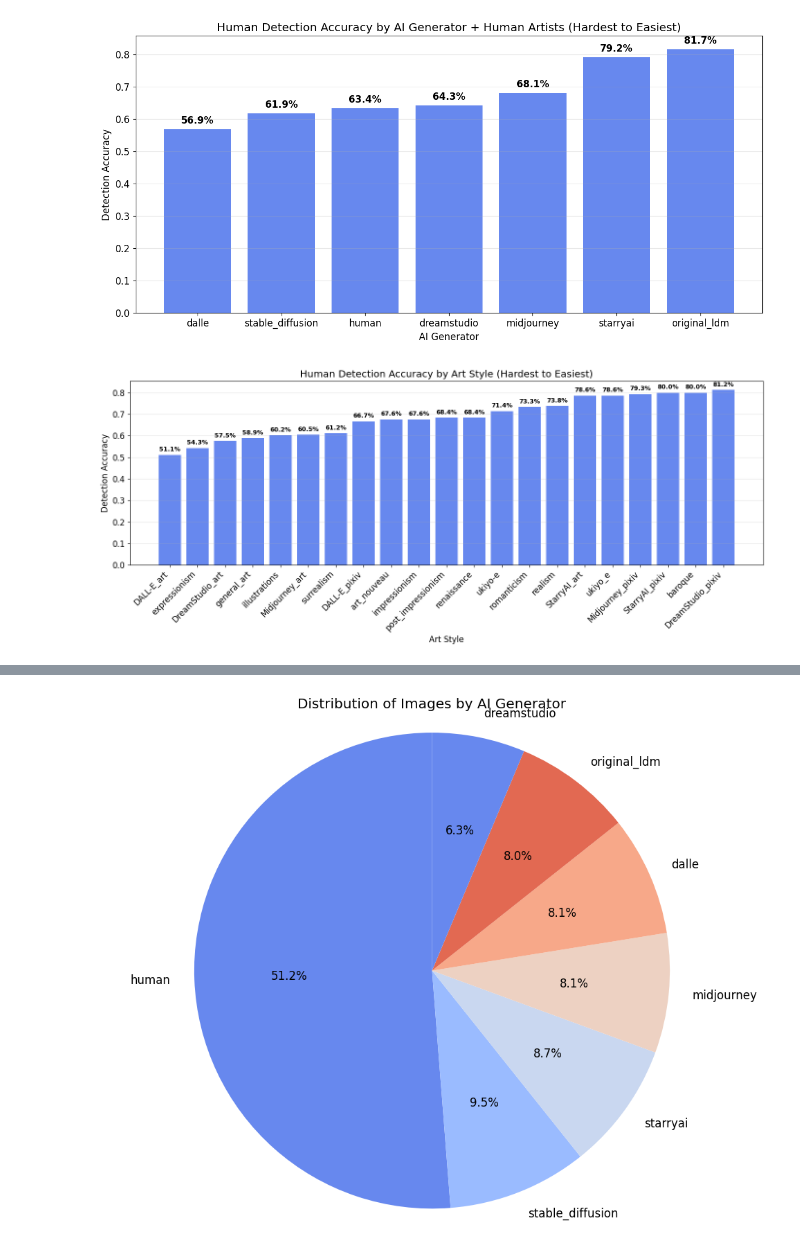
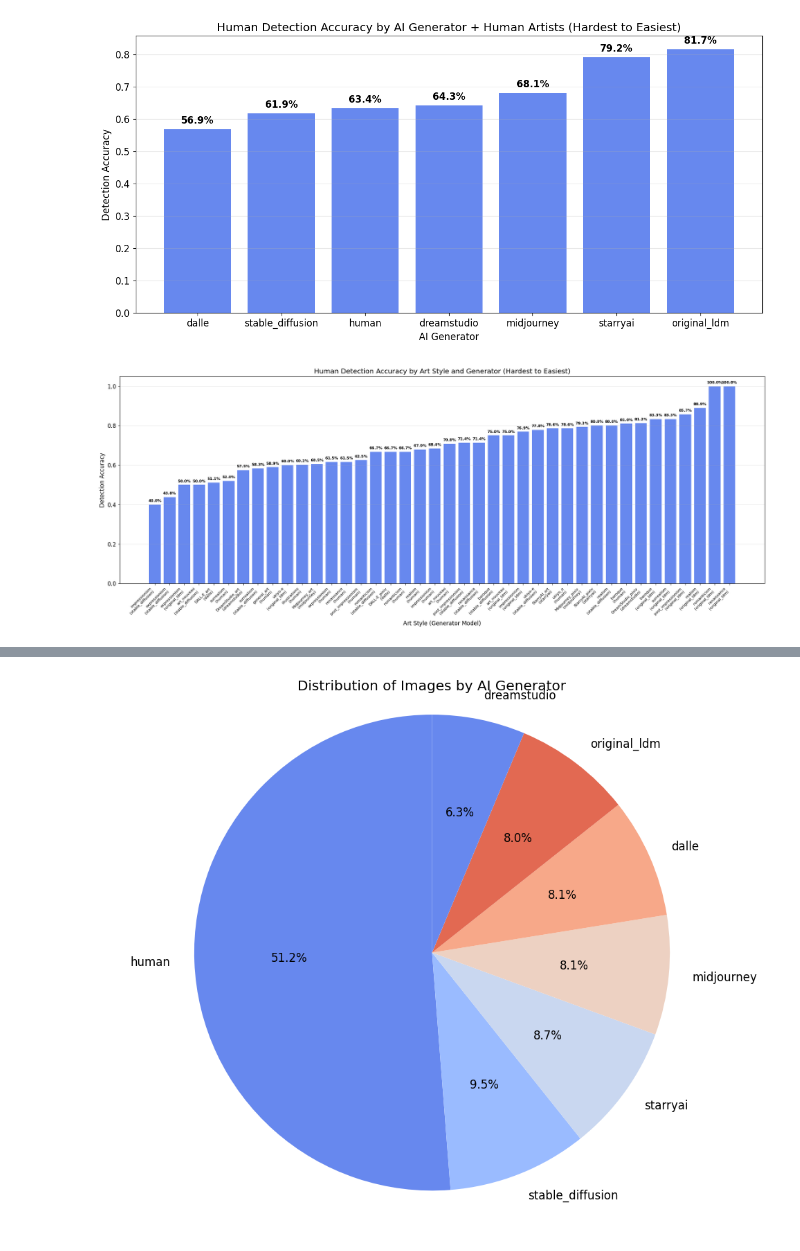
Before and after one commit to imanidris21/The-Detection-Game, a Jupyter notebook: Data_Analysis/Data_Analysis.ipynb, the cells around one changed output, grey strips where cells are left out. Cells and saved outputs as stored; diff of their text form; code cells hidden in the pictures.

```diff
--- a/Data_Analysis/Data_Analysis.ipynb
+++ b/Data_Analysis/Data_Analysis.ipynb
@@ -855,31 +855,38 @@ else:
 # %%
 # Human Detection Accuracy by Art Style
 if 'art_style' in votes_finished.columns:
-    # Calculate accuracy by art style
-    style_accuracy = votes_finished.groupby('art_style').agg({
+    # Calculate accuracy by art style and generator model
+    style_gen_accuracy = votes_finished.groupby(['art_style', 'generator_model']).agg({
         'correct': ['count', 'mean'],
         'confidence': 'mean' if 'confidence' in votes_finished.columns else 'count'
     }).round(3)
-    style_accuracy.columns = ['Total_Votes', 'Accuracy', 'Avg_Confidence']
-    style_accuracy = style_accuracy.reset_index().sort_values('Accuracy')
+    style_gen_accuracy.columns = ['Total_Votes', 'Accuracy', 'Avg_Confidence']
+    style_gen_accuracy = style_gen_accuracy.reset_index()
 
-    plt.figure(figsize=(14, 6))
-    bars = plt.bar(range(len(style_accuracy)), style_accuracy['Accuracy'])
-    plt.title('Human Detection Accuracy by Art Style (Hardest to Easiest)')
-    plt.xlabel('Art Style')
+    # Create combined label for x-axis
+    style_gen_accuracy['combined_label'] = style_gen_accuracy['art_style'] + '\n(' + style_gen_accuracy['generator_model'] + ')'
+
+    # Sort by accuracy
+    style_gen_accuracy = style_gen_accuracy.sort_values('Accuracy')
+
+    plt.figure(figsize=(20, 8))
+    bars = plt.bar(range(len(style_gen_accuracy)), style_gen_accuracy['Accuracy'])
+    plt.title('Human Detection Accuracy by Art Style and Generator (Hardest to Easiest)')
+    plt.xlabel('Art Style (Generator Model)')
     plt.ylabel('Detection Accuracy')
-    plt.xticks(range(len(style_accuracy)), style_accuracy['art_style'], rotation=45, ha='right')
+    plt.xticks(range(len(style_gen_accuracy)), style_gen_accuracy['combined_label'],
+               rotation=45, ha='right', fontsize=8)
 
     # Add value labels
     for i, bar in enumerate(bars):
         plt.text(bar.get_x() + bar.get_width()/2, bar.get_height() + 0.01,
-                 f'{style_accuracy.iloc[i]["Accuracy"]:.1%}',
-                 ha='center', va='bottom', fontsize=9, fontweight='bold')
+                 f'{style_gen_accuracy.iloc[i]["Accuracy"]:.1%}',
+                 ha='center', va='bottom', fontsize=8, fontweight='bold')
 
     plt.grid(True, alpha=0.3, axis='y')
     plt.tight_layout()
     plt.show()
 else:
     print("Style data not available")
 # %% [output]
-[figure, old version]
+[figure, new version]
```
Also changed, not shown: parts of 1 cell of this notebook, 12 other files.
